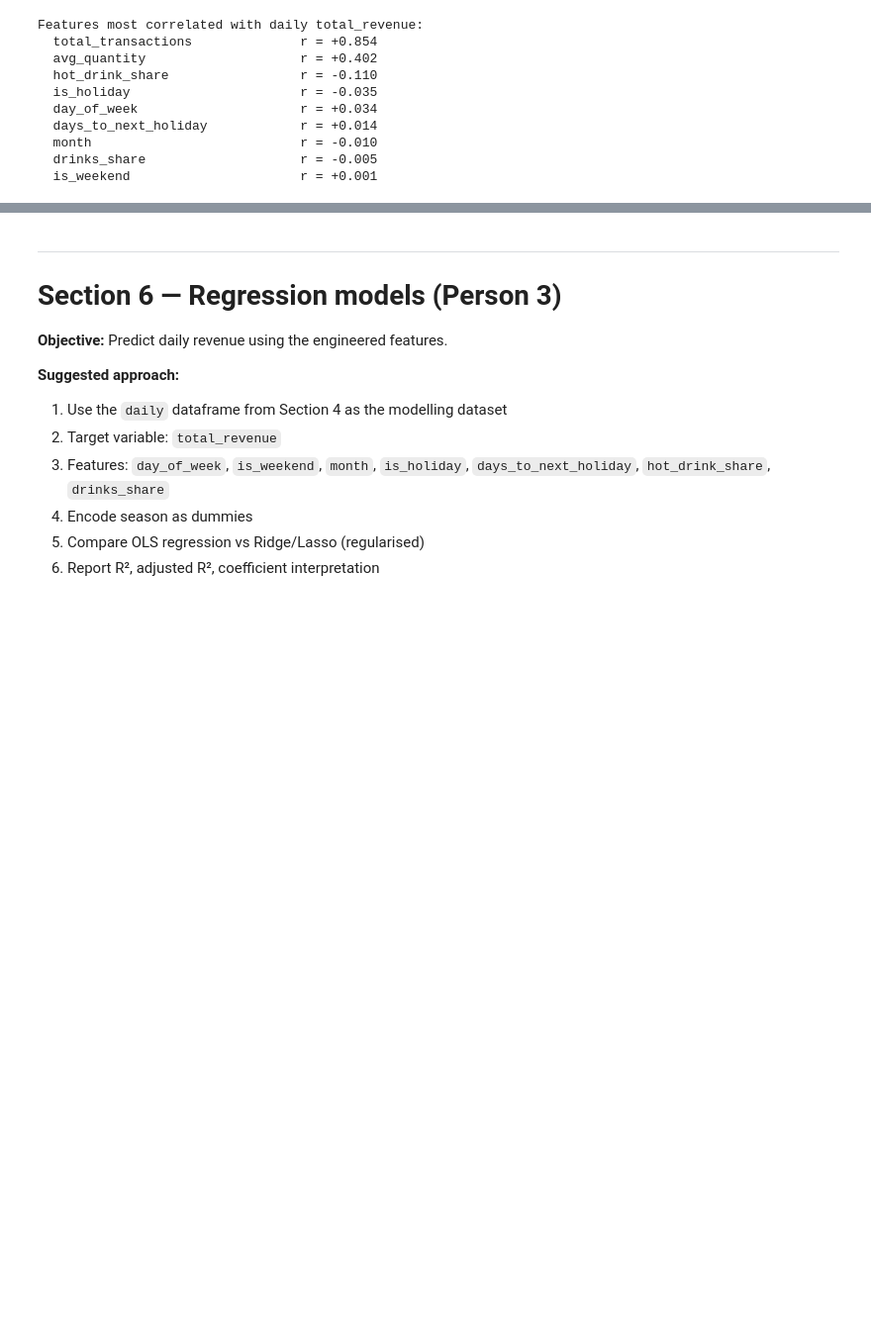
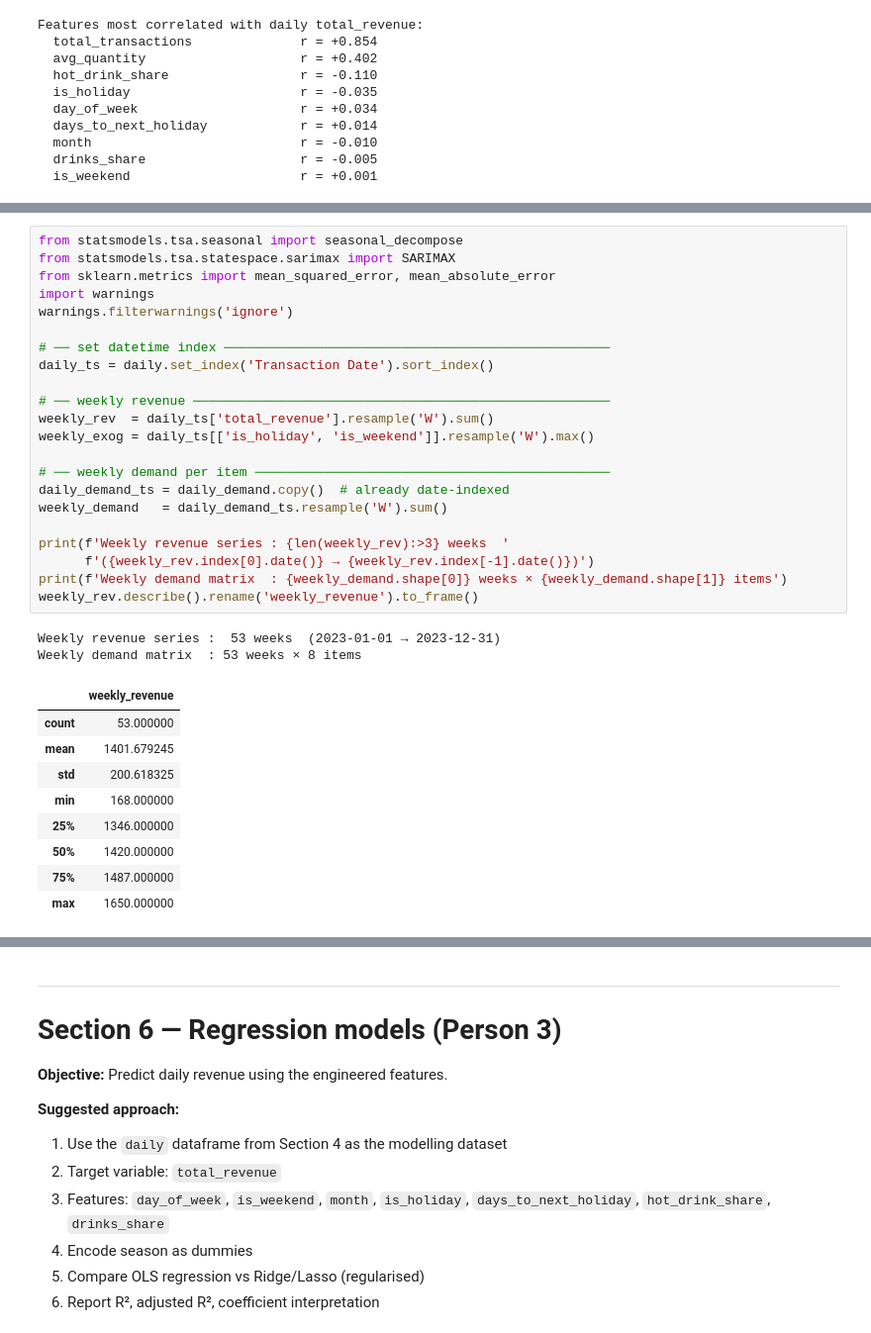
Before and after one commit to Jaskabraska/semestral_work_DD, a Jupyter notebook: semestral_project_1.ipynb, the cells around one changed output, grey strips where cells are left out. Shown at 99% size. Drawn from its saved outputs; the diff is of its cells as text; blank space fills up the shorter version.

```diff
--- a/semestral_project.ipynb
+++ b/semestral_project_1.ipynb
@@ -955,0 +943,34 @@ from sklearn.metrics import mean_squared_error, mean_absolute_error
+# %%
+from statsmodels.tsa.seasonal import seasonal_decompose
+from statsmodels.tsa.statespace.sarimax import SARIMAX
+from sklearn.metrics import mean_squared_error, mean_absolute_error
+import warnings
+warnings.filterwarnings('ignore')
+
+# ── set datetime index ──────────────────────────────────────────────────
+daily_ts = daily.set_index('Transaction Date').sort_index()
+
+# ── weekly revenue ──────────────────────────────────────────────────────
+weekly_rev  = daily_ts['total_revenue'].resample('W').sum()
+weekly_exog = daily_ts[['is_holiday', 'is_weekend']].resample('W').max()
+
+# ── weekly demand per item ──────────────────────────────────────────────
+daily_demand_ts = daily_demand.copy()  # already date-indexed
+weekly_demand   = daily_demand_ts.resample('W').sum()
+
+print(f'Weekly revenue series : {len(weekly_rev):>3} weeks  '
+      f'({weekly_rev.index[0].date()} → {weekly_rev.index[-1].date()})')
+print(f'Weekly demand matrix  : {weekly_demand.shape[0]} weeks × {weekly_demand.shape[1]} items')
+weekly_rev.describe().rename('weekly_revenue').to_frame()
+# %% [output]
+Weekly revenue series :  53 weeks  (2023-01-01 → 2023-12-31)
+Weekly demand matrix  : 53 weeks × 8 items
+|  | weekly_revenue |
+| count | 53.000000 |
+| mean | 1401.679245 |
+| std | 200.618325 |
+| min | 168.000000 |
+| 25% | 1346.000000 |
+| 50% | 1420.000000 |
+| 75% | 1487.000000 |
+| max | 1650.000000 |
```
Also changed, not shown: parts of 18 cells of this notebook, 2 other files.
